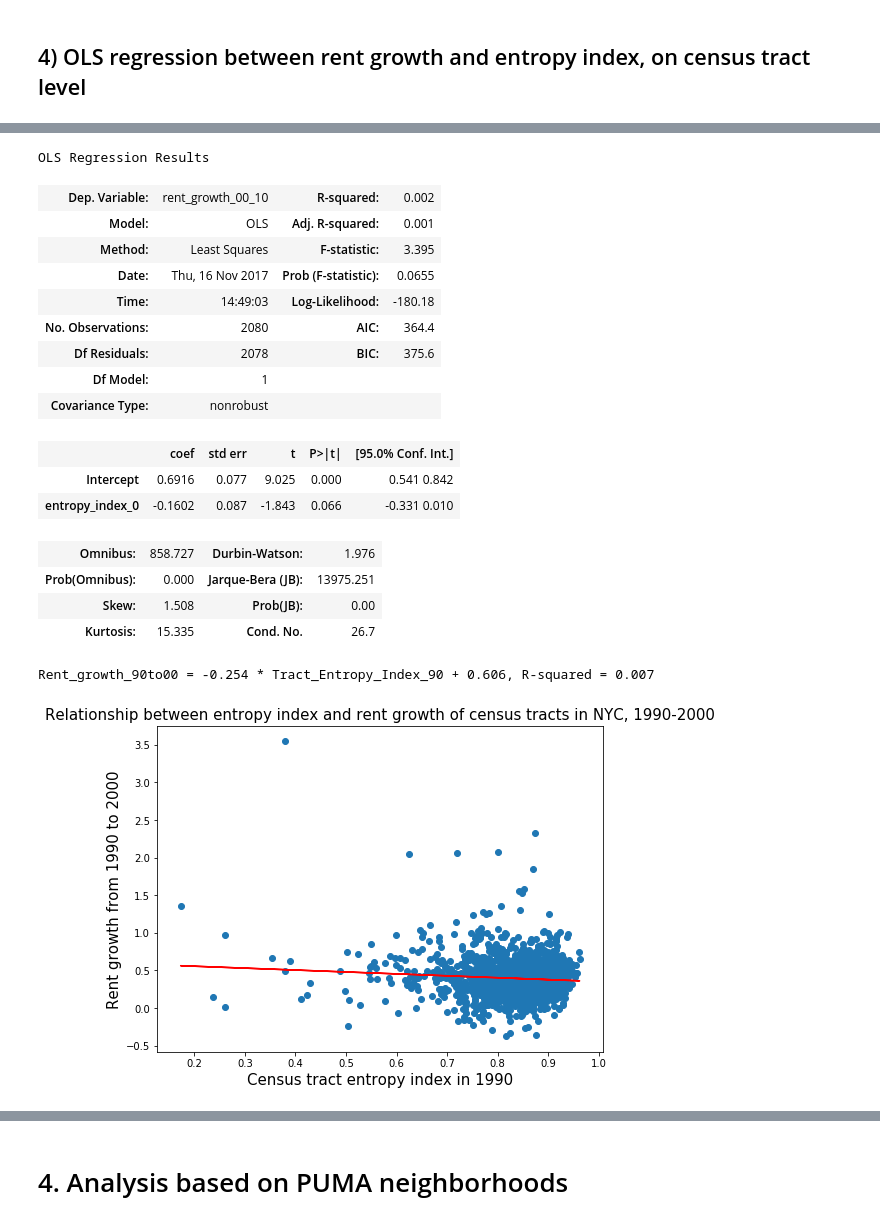
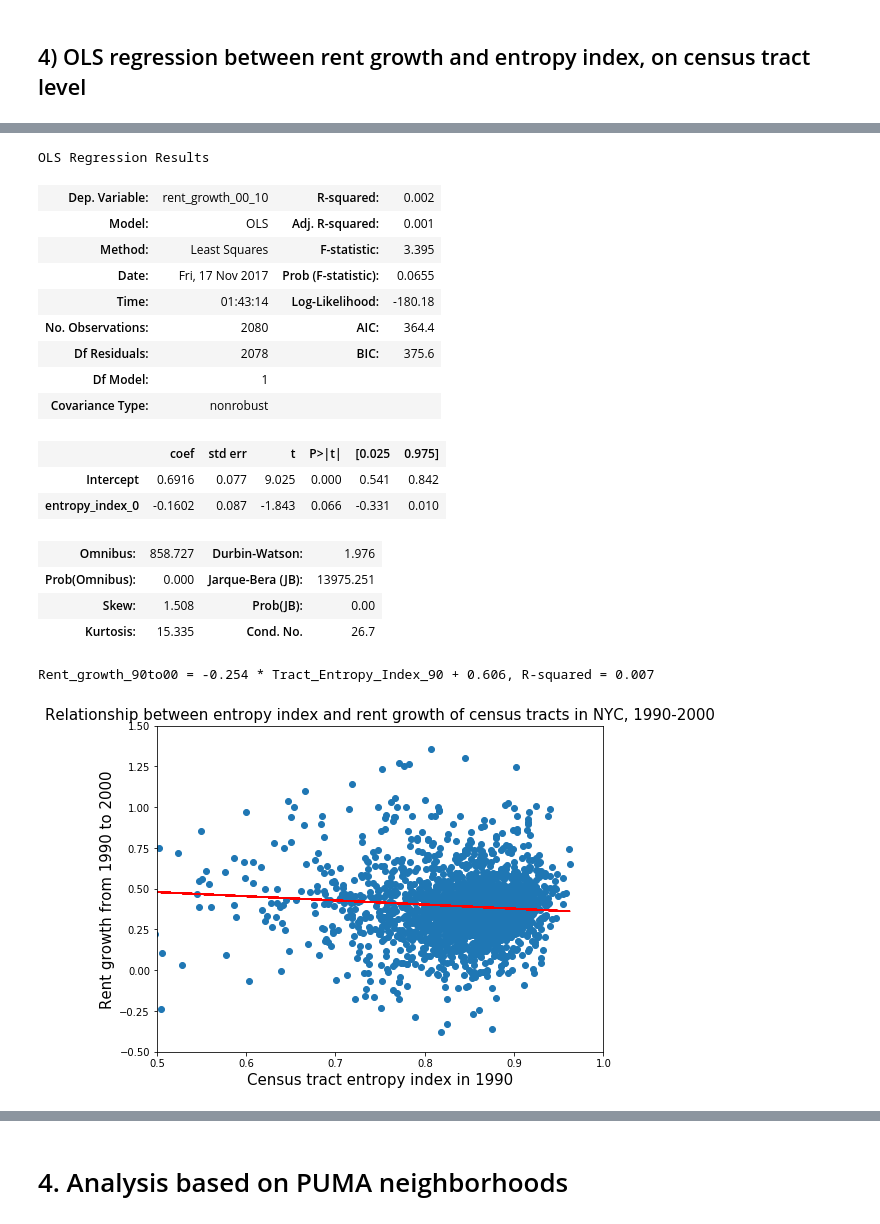
Before and after one commit to picniclin/NYC_yl5240, a Jupyter notebook: NYC_housing_and_income (1).ipynb, the cells around one changed output, grey strips where cells are left out. Drawn from its saved outputs; the diff is of its cells as text; code cells hidden in the pictures.

```diff
--- a/NYC_housing_and_income (1).ipynb
+++ b/NYC_housing_and_income (1).ipynb
@@ -95,7 +104,7 @@ cols = df.columns.str.replace('TRCTPOP', 'pop')\
             .str.replace('PRSRNTU', 'person_renter_occ_')\
             .str.replace('POVRAT','poverty')\
             .str.replace('1A', '1')\
-            .str.replace('9A', '9')
+            .str.replace('9A', '9')\
 
 cols
 # %% [output]
@@ -108 +117,3 @@ Index(['AREAKEY', 'STATE', 'STUSAB', 'INTPTLAT', 'INTPTLON', 'TCH_90_10',
       dtype='object', length=146)
+# %%
+df.columns = cols
@@ -640,7 +750,7 @@ def entropy_index(x):
         if i == 0:
             Q = 0
         else:
-            Q = (-1) * (i/sum(x)) * np.log(i/sum(x))
+            Q = (-1) * (i/(1.0 *sum(x))) * np.log(i/(1.0 * sum(x)))
         Q_sum += Q
     entropy_index = Q_sum/np.log(len(x))
     return entropy_index
@@ -853,15 +989,15 @@ OLS Regression Results
 | Dep. Variable: | rent_growth_00_10 | R-squared: | 0.002 |
 | Model: | OLS | Adj. R-squared: | 0.001 |
 | Method: | Least Squares | F-statistic: | 3.395 |
-| Date: | Thu, 16 Nov 2017 | Prob (F-statistic): | 0.0655 |
-| Time: | 14:49:03 | Log-Likelihood: | -180.18 |
+| Date: | Fri, 17 Nov 2017 | Prob (F-statistic): | 0.0655 |
+| Time: | 01:43:14 | Log-Likelihood: | -180.18 |
 | No. Observations: | 2080 | AIC: | 364.4 |
 | Df Residuals: | 2078 | BIC: | 375.6 |
 | Df Model: | 1 |  |  |
 | Covariance Type: | nonrobust |  |  |
-|  | coef | std err | t | P>|t| | [95.0% Conf. Int.] |
-| Intercept | 0.6916 | 0.077 | 9.025 | 0.000 | 0.541 0.842 |
-| entropy_index_0 | -0.1602 | 0.087 | -1.843 | 0.066 | -0.331 0.010 |
+|  | coef | std err | t | P>|t| | [0.025 | 0.975] |
+| Intercept | 0.6916 | 0.077 | 9.025 | 0.000 | 0.541 | 0.842 |
+| entropy_index_0 | -0.1602 | 0.087 | -1.843 | 0.066 | -0.331 | 0.010 |
 | Omnibus: | 858.727 | Durbin-Watson: | 1.976 |
 | Prob(Omnibus): | 0.000 | Jarque-Bera (JB): | 13975.251 |
 | Skew: | 1.508 | Prob(JB): | 0.00 |
@@ -869,17 +1005,18 @@ OLS Regression Results
 # %%
 plt.figure(figsize = (8, 6))
 plt.scatter(df_census_entropy_rent.entropy_index_9, df_census_entropy_rent.rent_growth_90_00)
 plt.plot(df_census_entropy_rent.entropy_index_9, lm1.predict(), c = 'r')
 plt.xlabel('Census tract entropy index in 1990', fontsize = 15)
 plt.ylabel('Rent growth from 1990 to 2000', fontsize = 15)
 plt.title('Relationship between entropy index and rent growth of census tracts in NYC, 1990-2000',
          fontsize = 15)
-
+plt.xlim(0.5, 1.0)
+plt.ylim(-0.5,1.5)
 print('Rent_growth_90to00 = {} * Tract_Entropy_Index_90 + {}, R-squared = {}'.format(round(lm1.params[1],3),
                                                             round(lm1.params[0],3),round(lm1.rsquared,3)))
 # %% [output]
 Rent_growth_90to00 = -0.254 * Tract_Entropy_Index_90 + 0.606, R-squared = 0.007
-[figure, old version]
+[figure, new version]
 # %%
 plt.figure(figsize = (8, 6))
 plt.scatter(df_census_entropy_rent.entropy_index_0, df_census_entropy_rent.rent_growth_00_10)
```
Also changed, not shown: parts of 82 cells of this notebook, 1 other file.
